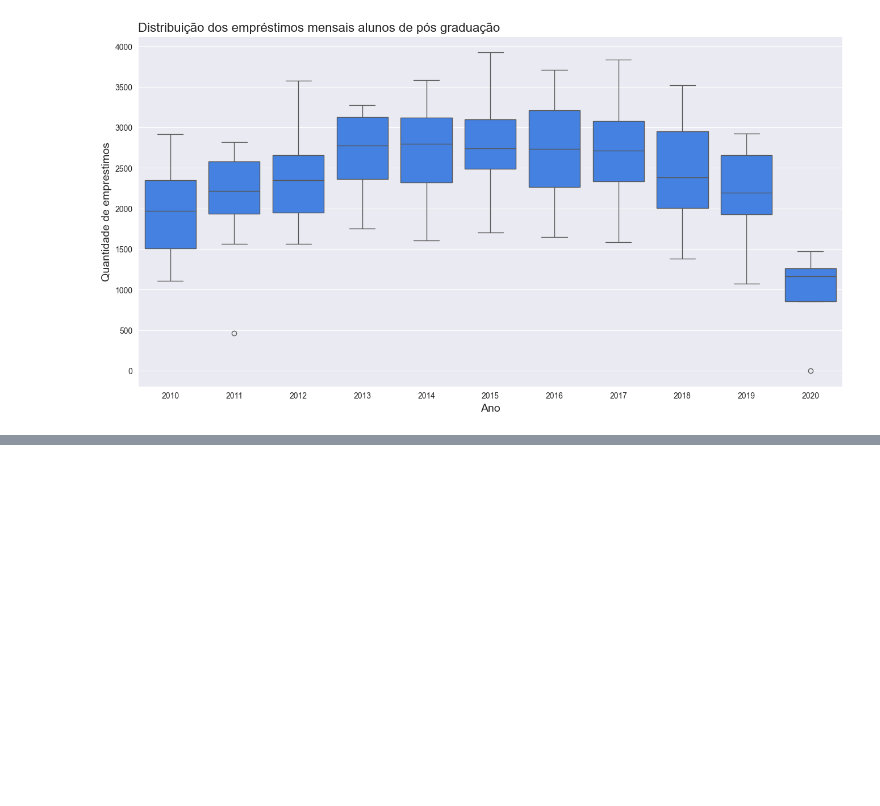
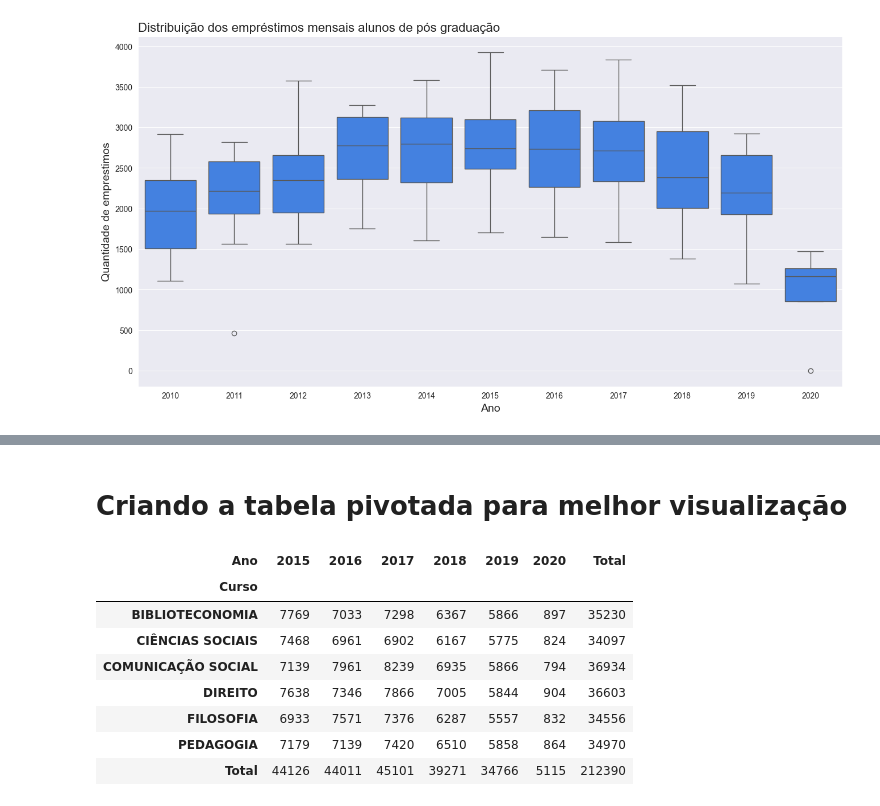
Before and after one commit to wagnerldsfilho/AnaliseBiblioteca-, a Jupyter notebook: codigos/emprestimos.ipynb, the cells around one changed output, grey strips where cells are left out. Cells and saved outputs as stored; diff of their text form; code cells hidden in the pictures; blank space fills up the shorter version.

```diff
--- a/codigos/emprestimos.ipynb
+++ b/codigos/emprestimos.ipynb
@@ -825,0 +1059,5 @@ plt.show()
+# %%
+matricula_data_de_emprestimo.drop_duplicates(inplace = True)
+# %%
+cadastro_usuarios_cursos = matricula_data_de_emprestimo.merge(usuarios_selecionados)
+cadastro_usuarios_cursos
@@ -825,0 +1078,2 @@ plt.show()
+# %%
+cadastro_usuarios_cursos.data_emprestimo = cadastro_usuarios_cursos.data_emprestimo.dt.year
@@ -825,0 +1098,6 @@ plt.show()
+# %%
+emprestimos_cursos_selecionados = cadastro_usuarios_cursos[['data_emprestimo', 'curso']].value_counts().reset_index(name = 'quantidade')
+emprestimos_cursos_selecionados.rename(columns = {'data_emprestimo': 'Ano',
+                                                  'curso': 'Curso',
+                                                  'quantidade': 'Quantidade_de_emprestimos'},
+                                       inplace=True)
@@ -825,0 +1124,22 @@ plt.show()
+# %% [markdown]
+# Criando a tabela pivotada para melhor visualização
+# %%
+emprestimos_cursos_selecionados_pivot = emprestimos_cursos_selecionados.pivot_table(
+    index = 'Curso',
+    columns = 'Ano',
+    values = 'Quantidade_de_emprestimos',
+    aggfunc = 'sum',
+    margins = True,
+    margins_name = 'Total'
+)
+emprestimos_cursos_selecionados_pivot
+# %% [output]
+| Ano | 2015 | 2016 | 2017 | 2018 | 2019 | 2020 | Total |
+| Curso |  |  |  |  |  |  |  |
+| BIBLIOTECONOMIA | 7769 | 7033 | 7298 | 6367 | 5866 | 897 | 35230 |
+| CIÊNCIAS SOCIAIS | 7468 | 6961 | 6902 | 6167 | 5775 | 824 | 34097 |
+| COMUNICAÇÃO SOCIAL | 7139 | 7961 | 8239 | 6935 | 5866 | 794 | 36934 |
+| DIREITO | 7638 | 7346 | 7866 | 7005 | 5844 | 904 | 36603 |
+| FILOSOFIA | 6933 | 7571 | 7376 | 6287 | 5557 | 832 | 34556 |
+| PEDAGOGIA | 7179 | 7139 | 7420 | 6510 | 5858 | 864 | 34970 |
+| Total | 44126 | 44011 | 45101 | 39271 | 34766 | 5115 | 212390 |
```
Also changed, not shown: parts of 32 cells of this notebook.
